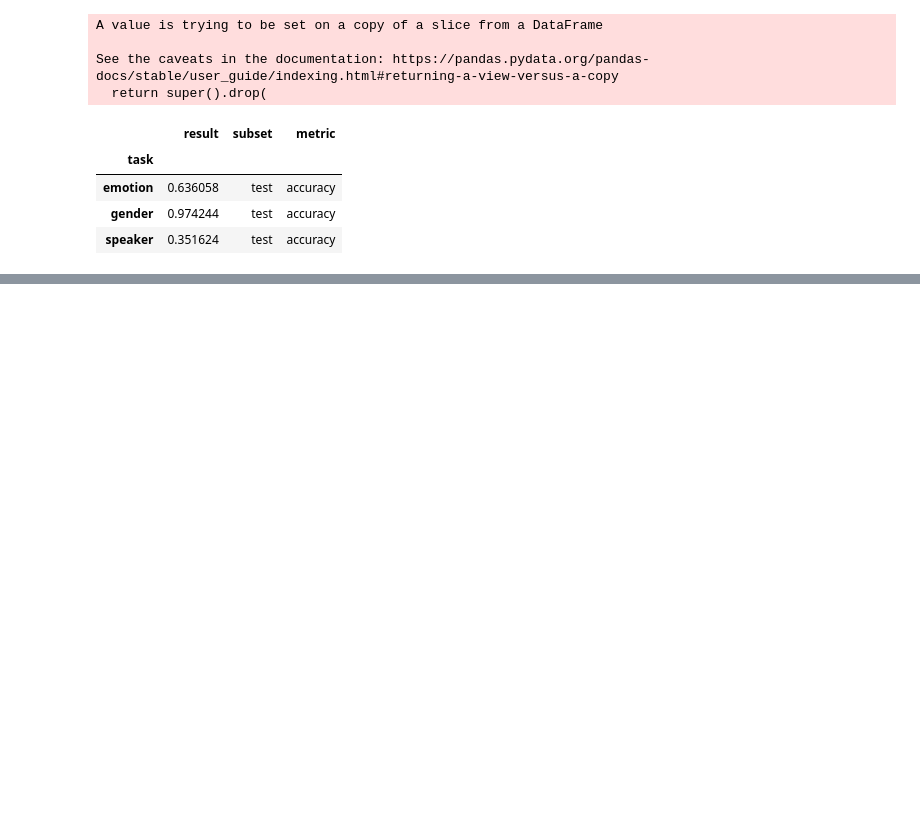
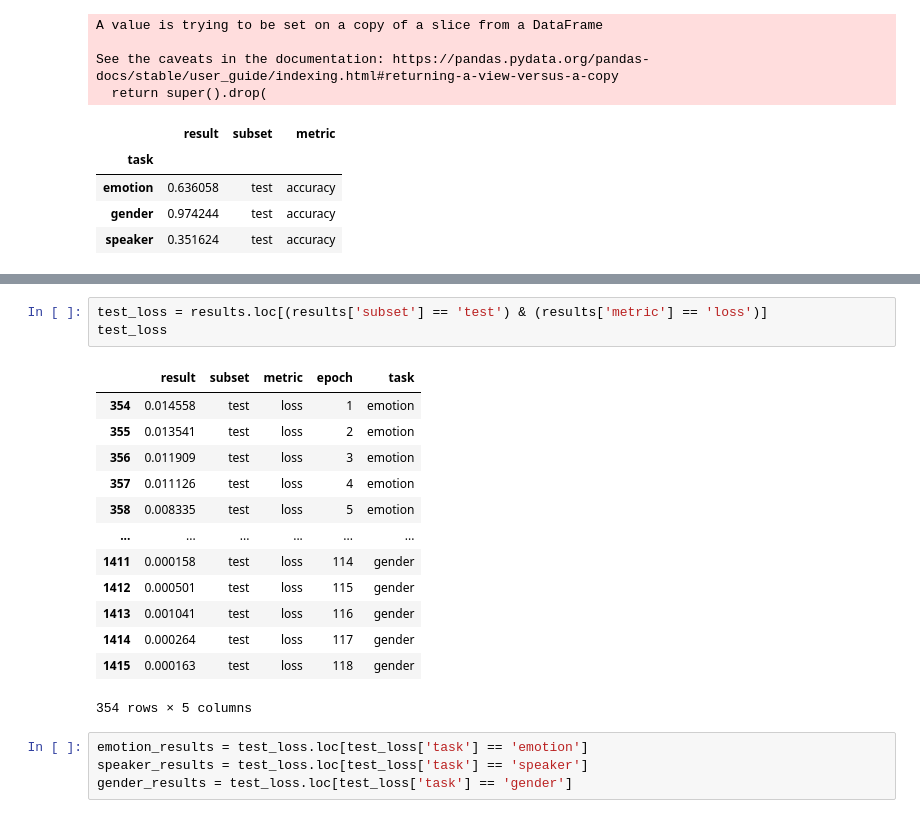
Before and after one commit to iamryabinov/SER_neuro, a Jupyter notebook: multi_task.ipynb, the cells around one changed output, grey strips where cells are left out. Saved outputs shown, nothing was run; the diff lists cells and outputs as text; blank space fills up the shorter version.

```diff
--- a/multi_task.ipynb
+++ b/multi_task.ipynb
@@ -381,0 +510,21 @@ See the caveats in the documentation: https://pandas.pydata.org/pandas-docs/stab
+# %%
+test_loss = results.loc[(results['subset'] == 'test') & (results['metric'] == 'loss')]
+test_loss
+# %% [output]
+|  | result | subset | metric | epoch | task |
+| 354 | 0.014558 | test | loss | 1 | emotion |
+| 355 | 0.013541 | test | loss | 2 | emotion |
+| 356 | 0.011909 | test | loss | 3 | emotion |
+| 357 | 0.011126 | test | loss | 4 | emotion |
+| 358 | 0.008335 | test | loss | 5 | emotion |
+| ... | ... | ... | ... | ... | ... |
+| 1411 | 0.000158 | test | loss | 114 | gender |
+| 1412 | 0.000501 | test | loss | 115 | gender |
+| 1413 | 0.001041 | test | loss | 116 | gender |
+| 1414 | 0.000264 | test | loss | 117 | gender |
+| 1415 | 0.000163 | test | loss | 118 | gender |
+354 rows × 5 columns
+# %%
+emotion_results = test_loss.loc[test_loss['task'] == 'emotion']
+speaker_results = test_loss.loc[test_loss['task'] == 'speaker']
+gender_results = test_loss.loc[test_loss['task'] == 'gender']
```
Also changed, not shown: parts of 23 cells of this notebook, 8 other files.
